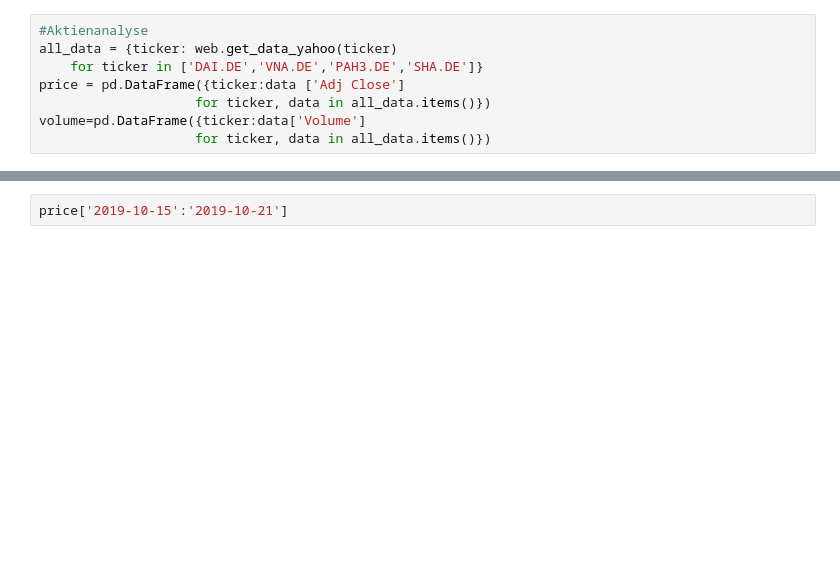
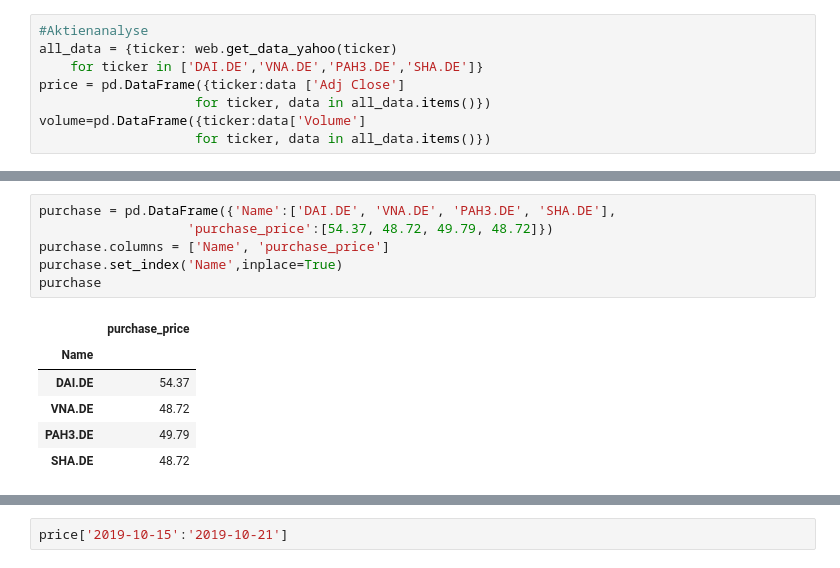
Before and after one commit to tjonas1/uri_csc593, a Jupyter notebook: StockMarket.ipynb, the cells around one changed output, grey strips where cells are left out. Saved outputs shown, nothing was run; the diff lists cells and outputs as text; blank space fills up the shorter version.

```diff
--- a/StockMarket.ipynb
+++ b/StockMarket.ipynb
@@ -11,0 +25,13 @@ volume=pd.DataFrame({ticker:data['Volume']
+# %%
+purchase = pd.DataFrame({'Name':['DAI.DE', 'VNA.DE', 'PAH3.DE', 'SHA.DE'],
+                   'purchase_price':[54.37, 48.72, 49.79, 48.72]})
+purchase.columns = ['Name', 'purchase_price']
+purchase.set_index('Name',inplace=True)
+purchase
+# %% [output]
+|  | purchase_price |
+| Name |  |
+| DAI.DE | 54.37 |
+| VNA.DE | 48.72 |
+| PAH3.DE | 49.79 |
+| SHA.DE | 48.72 |
```
Also changed, not shown: parts of 11 cells of this notebook, 4 other files.
